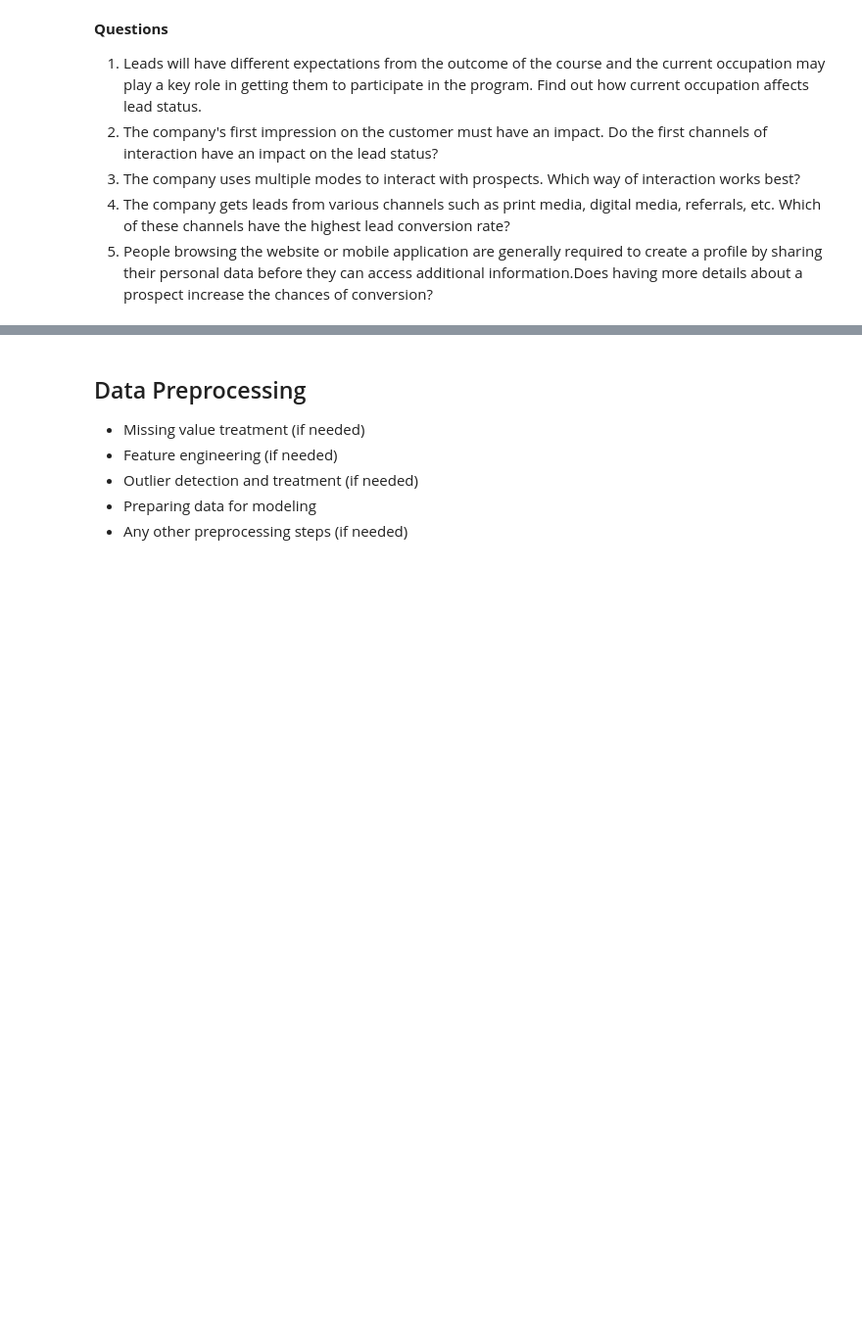
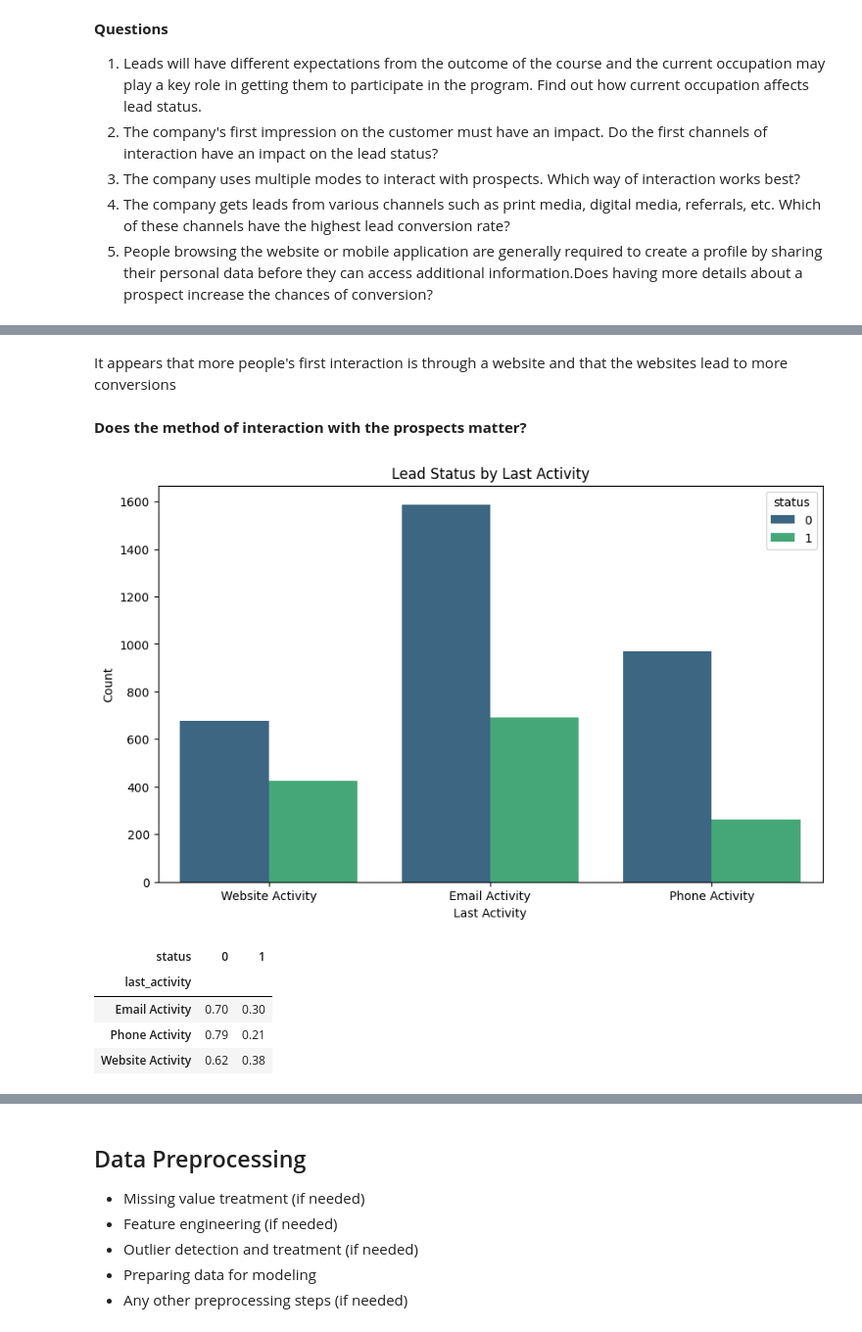
Before and after one commit to mikejoe144/MIT_Course_ElectiveProject, a Jupyter notebook: Learner Notebook - Full Code Version - Potential Customers Prediction.ipynb, the cells around one changed output, grey strips where cells are left out. Shown at 98% size. Cells and saved outputs as stored; diff of their text form; code cells hidden in the pictures; blank space fills up the shorter version.

```diff
--- a/Learner Notebook - Full Code Version - Potential Customers Prediction.ipynb
+++ b/Learner Notebook - Full Code Version - Potential Customers Prediction.ipynb
@@ -194,0 +272,22 @@ display(df.describe(include='all'))
+# %% [markdown]
+It appears that more people's first interaction is through a website and that the websites lead to more conversions
+# %% [markdown]
+**Does the method of interaction with the prospects matter?**
+# %%
+plt.figure(figsize=(10, 6))
+sns.countplot(data=df, x='last_activity', hue='status', palette='viridis')
+plt.title('Lead Status by Last Activity')
+plt.xlabel('Last Activity')
+plt.ylabel('Count')
+plt.show()
+
+# Calculate and display conversion rates by last activity
+last_activity_status = df.groupby('last_activity')['status'].value_counts(normalize=True).unstack()
+display(last_activity_status.round(2))
+# %% [output]
+[figure, added]
+| status | 0 | 1 |
+| last_activity |  |  |
+| Email Activity | 0.70 | 0.30 |
+| Phone Activity | 0.79 | 0.21 |
+| Website Activity | 0.62 | 0.38 |
```
Also changed, not shown: parts of 14 cells of this notebook.
